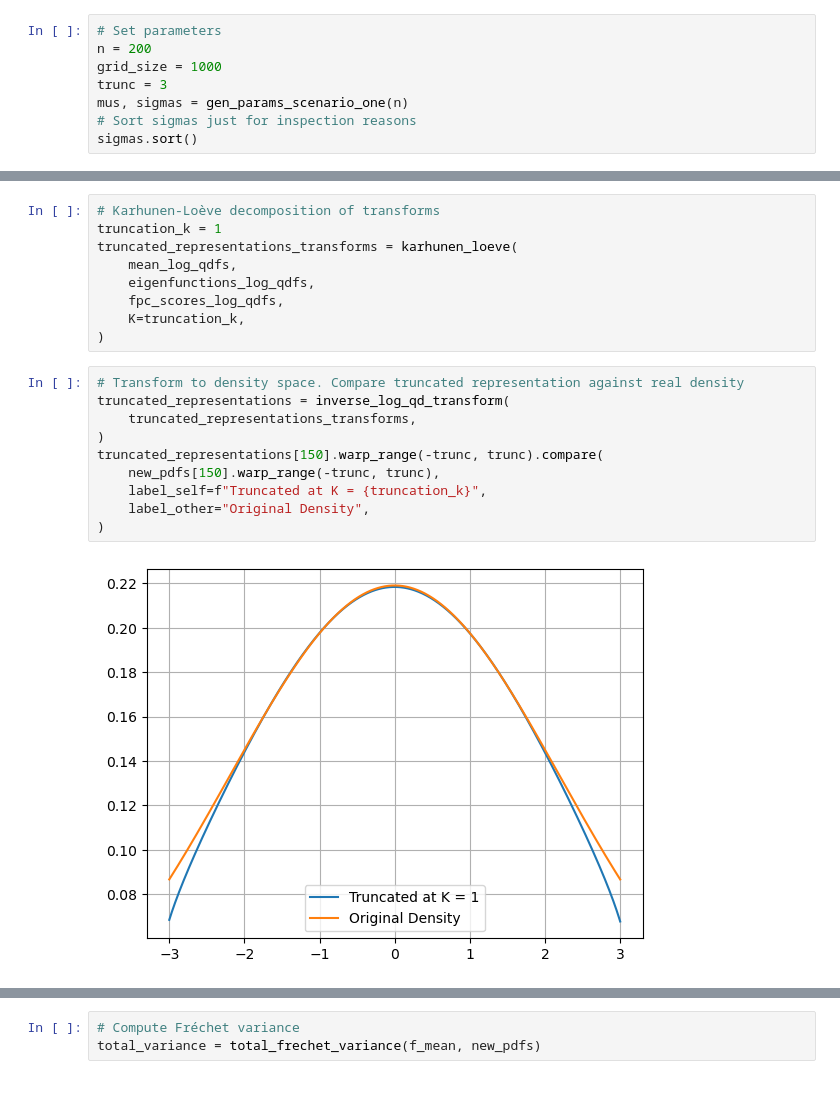
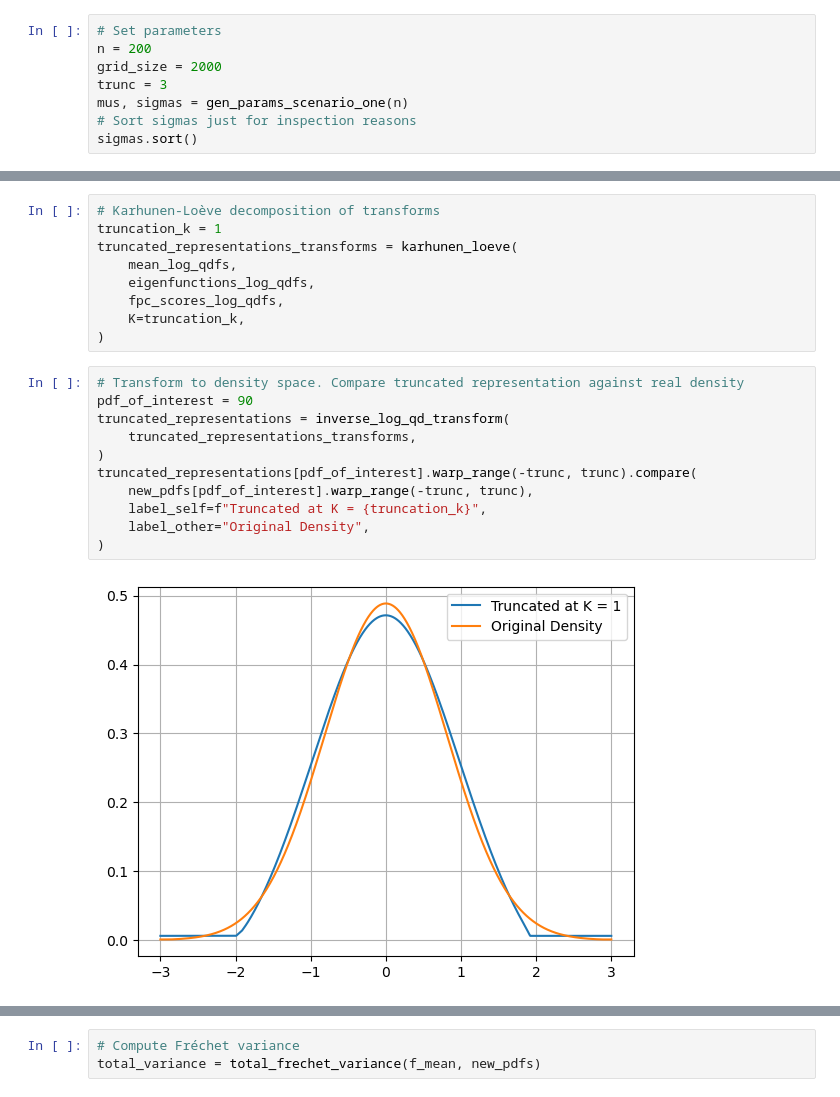
Before and after one commit to mirkimirk/thesis_frechet_fda, a Jupyter notebook: src/frechet_fda/reproduction_petersen2016.ipynb, the cells around one changed output, grey strips where cells are left out. Saved outputs shown, nothing was run; the diff lists cells and outputs as text.

```diff
--- a/src/frechet_fda/reproduction_petersen2016.ipynb
+++ b/src/frechet_fda/reproduction_petersen2016.ipynb
@@ -29,7 +29,7 @@ from frechet_fda.fda_tools import (
 # %%
 # Set parameters
 n = 200
-grid_size = 1000
+grid_size = 2000
 trunc = 3
 mus, sigmas = gen_params_scenario_one(n)
 # Sort sigmas just for inspection reasons
@@ -110,16 +114,17 @@ truncated_representations_transforms = karhunen_loeve(
 )
 # %%
 # Transform to density space. Compare truncated representation against real density
+pdf_of_interest = 90
 truncated_representations = inverse_log_qd_transform(
     truncated_representations_transforms,
 )
-truncated_representations[150].warp_range(-trunc, trunc).compare(
-    new_pdfs[150].warp_range(-trunc, trunc),
+truncated_representations[pdf_of_interest].warp_range(-trunc, trunc).compare(
+    new_pdfs[pdf_of_interest].warp_range(-trunc, trunc),
     label_self=f"Truncated at K = {truncation_k}",
     label_other="Original Density",
 )
 # %% [output]
-[figure, old version]
+[figure, new version]
 # %%
 # Look at modes of variance of transformed functions
 variation_modes_transforms = [
```
Also changed, not shown: parts of 13 cells of this notebook, 10 other files.
